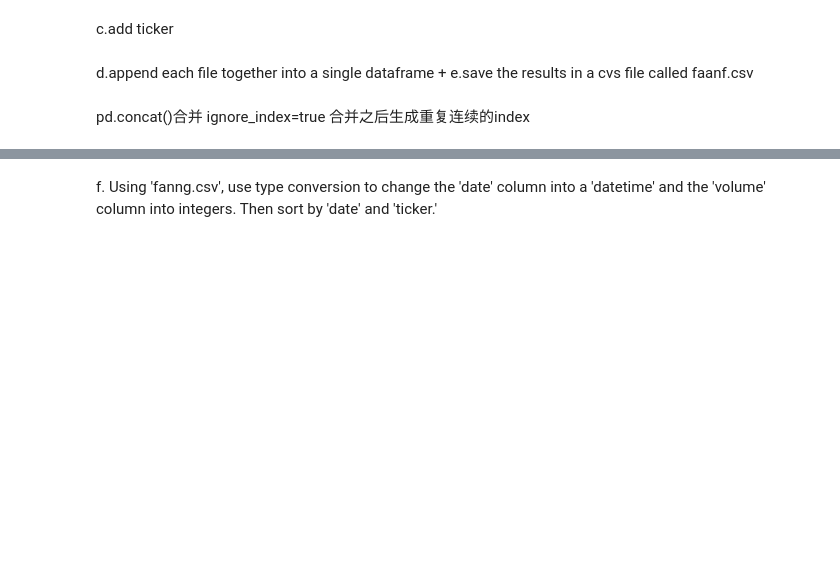
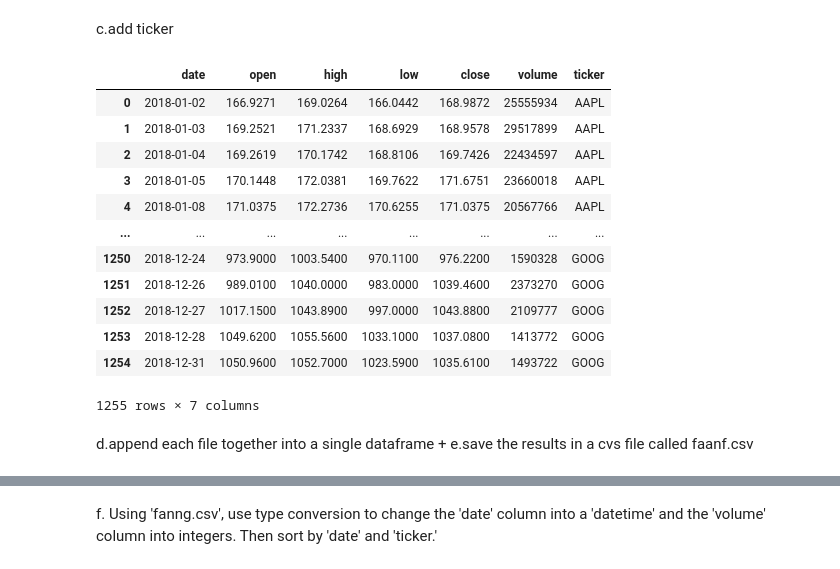
Before and after one commit to Yiting-Wang98/MSSP607, a Jupyter notebook: assignments/week 5/week 5 assignment.ipynb, the cells around one changed output, grey strips where cells are left out. Saved outputs shown, nothing was run; the diff lists cells and outputs as text; code cells hidden in the pictures; blank space fills up the shorter version.

```diff
--- a/assignments/week 5/week 5 assignment.ipynb
+++ b/assignments/week 5/week 5 assignment.ipynb
@@ -67,11 +67,23 @@ amzn["ticker"] = "AMZN"
 nflx["ticker"] = "NFLX"
 fb["ticker"] = "FB"
 goog["ticker"] = "GOOG"
+# %%
+display(faanf)
+# %% [output]
+|  | date | open | high | low | close | volume | ticker |
+| 0 | 2018-01-02 | 166.9271 | 169.0264 | 166.0442 | 168.9872 | 25555934 | AAPL |
+| 1 | 2018-01-03 | 169.2521 | 171.2337 | 168.6929 | 168.9578 | 29517899 | AAPL |
+| 2 | 2018-01-04 | 169.2619 | 170.1742 | 168.8106 | 169.7426 | 22434597 | AAPL |
+| 3 | 2018-01-05 | 170.1448 | 172.0381 | 169.7622 | 171.6751 | 23660018 | AAPL |
+| 4 | 2018-01-08 | 171.0375 | 172.2736 | 170.6255 | 171.0375 | 20567766 | AAPL |
+| ... | ... | ... | ... | ... | ... | ... | ... |
+| 1250 | 2018-12-24 | 973.9000 | 1003.5400 | 970.1100 | 976.2200 | 1590328 | GOOG |
+| 1251 | 2018-12-26 | 989.0100 | 1040.0000 | 983.0000 | 1039.4600 | 2373270 | GOOG |
+| 1252 | 2018-12-27 | 1017.1500 | 1043.8900 | 997.0000 | 1043.8800 | 2109777 | GOOG |
+| 1253 | 2018-12-28 | 1049.6200 | 1055.5600 | 1033.1000 | 1037.0800 | 1413772 | GOOG |
+| 1254 | 2018-12-31 | 1050.9600 | 1052.7000 | 1023.5900 | 1035.6100 | 1493722 | GOOG |
+1255 rows × 7 columns
 # %% [markdown]
 d.append each file together into a single dataframe + e.save the results in a cvs file called faanf.csv
 # %%
 faanf=pd.concat([aapl,amzn,nflx,fb,goog],ignore_index=True)
-# %% [markdown]
-pd.concat()合并
-ignore_index=true
-合并之后生成重复连续的index
```
Also changed, not shown: parts of 3 cells of this notebook.
